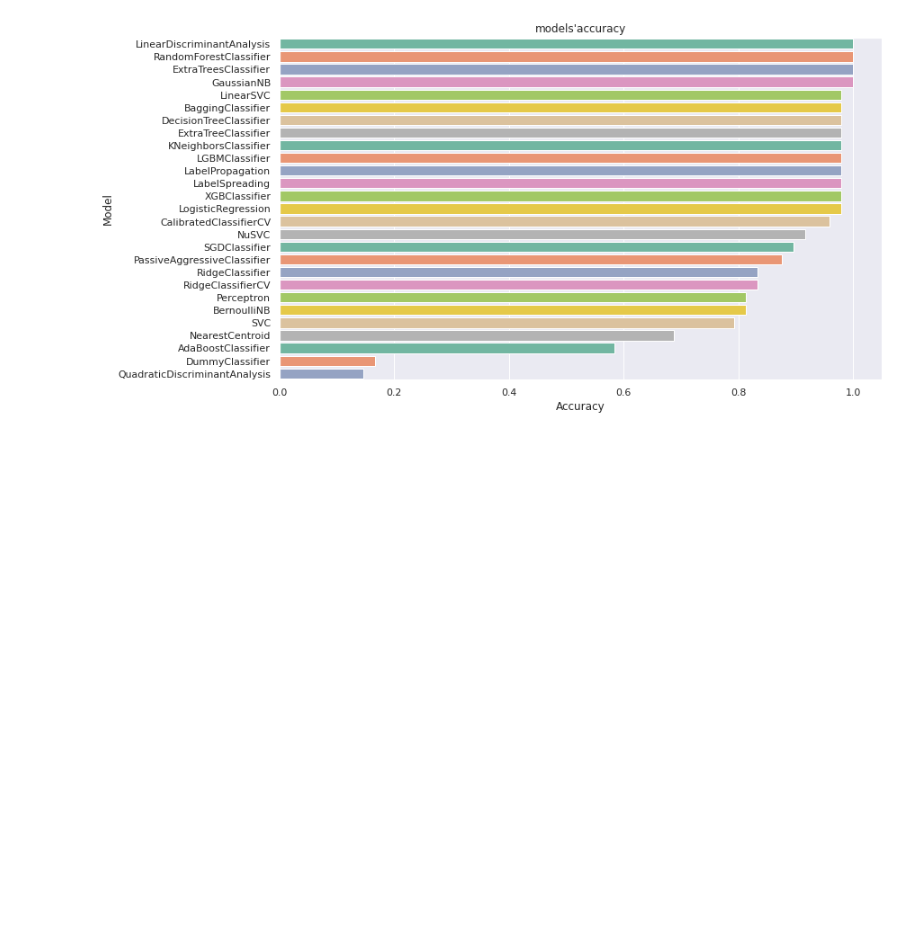
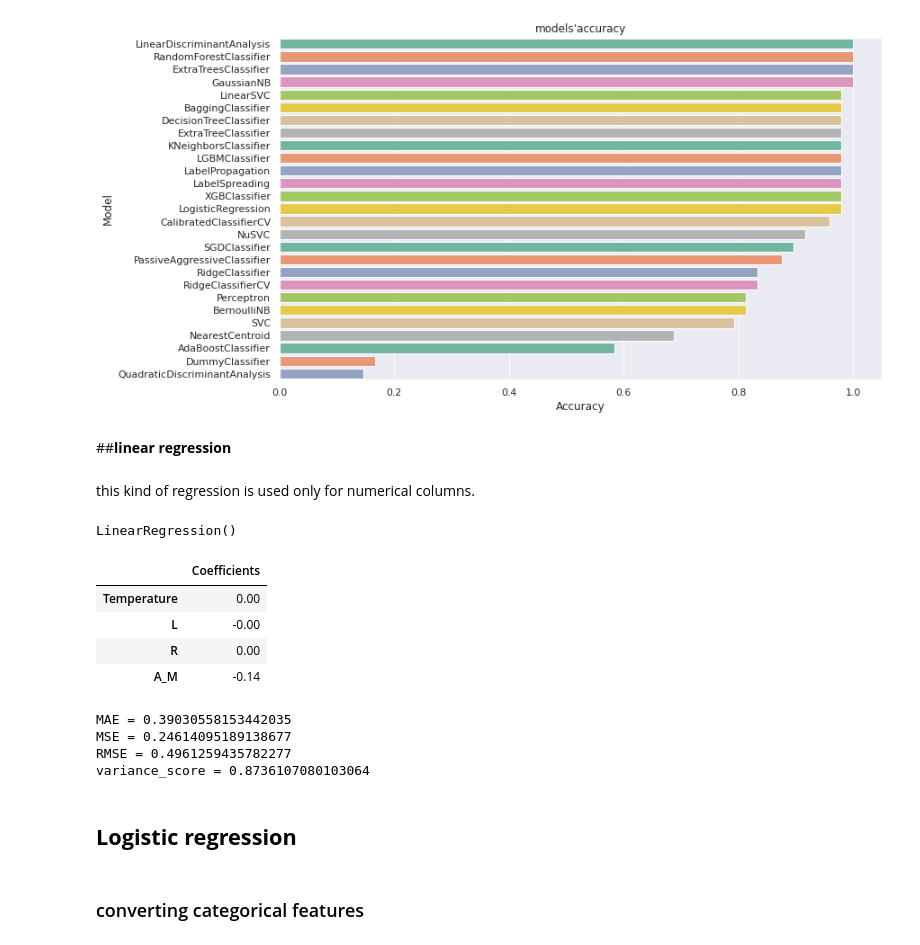
Before and after one commit to saraghl/Stellar-classification-project, a Jupyter notebook: project-stellar classification.ipynb, the cells around one changed output. Cells and saved outputs as stored; diff of their text form; code cells hidden in the pictures; blank space fills up the shorter version.

```diff
--- a/project-stellar classification.ipynb
+++ b/project-stellar classification.ipynb
@@ -748,3 +757,45 @@ plt.title("models'accuracy")
 plt.show()
 # %% [output]
 [figure]
+# %% [markdown]
+##**linear regression**
+# %% [markdown]
+this kind of regression is used only for numerical columns.
+# %%
+X = stars[['Temperature','L','R','A_M']]
+Y = stars['Type']
+x_train,x_test,y_train,y_test =  train_test_split(X,Y,test_size= 0.2,random_state = 50 )
+# %%
+model = LinearRegression()
+model.fit(x_train,y_train)
+# %% [output]
+LinearRegression()
+# %%
+model.coef_
+pd.DataFrame(model.coef_ , X.columns, columns=['Coefficients'])
+# %% [output]
+|  | Coefficients |
+| Temperature | 0.00 |
+| L | -0.00 |
+| R | 0.00 |
+| A_M | -0.14 |
+# %%
+y_pred = model.predict(x_test)
+
+MAE= metrics.mean_absolute_error(y_test, y_pred)
+print('MAE =',MAE)
+MSE=metrics.mean_squared_error(y_test, y_pred)
+print('MSE =',MSE)
+RMSE= np.sqrt(MSE)
+print('RMSE =',RMSE)
+variance_score = r2_score(y_test,y_pred)  #The closer to 1, the better the model.
+print('variance_score =',variance_score)
+# %% [output]
+MAE = 0.39030558153442035
+MSE = 0.24614095189138677
+RMSE = 0.4961259435782277
+variance_score = 0.8736107080103064
+# %% [markdown]
+## **Logistic regression**
+# %% [markdown]
+### converting categorical features
```
Also changed, not shown: parts of 17 cells of this notebook.
